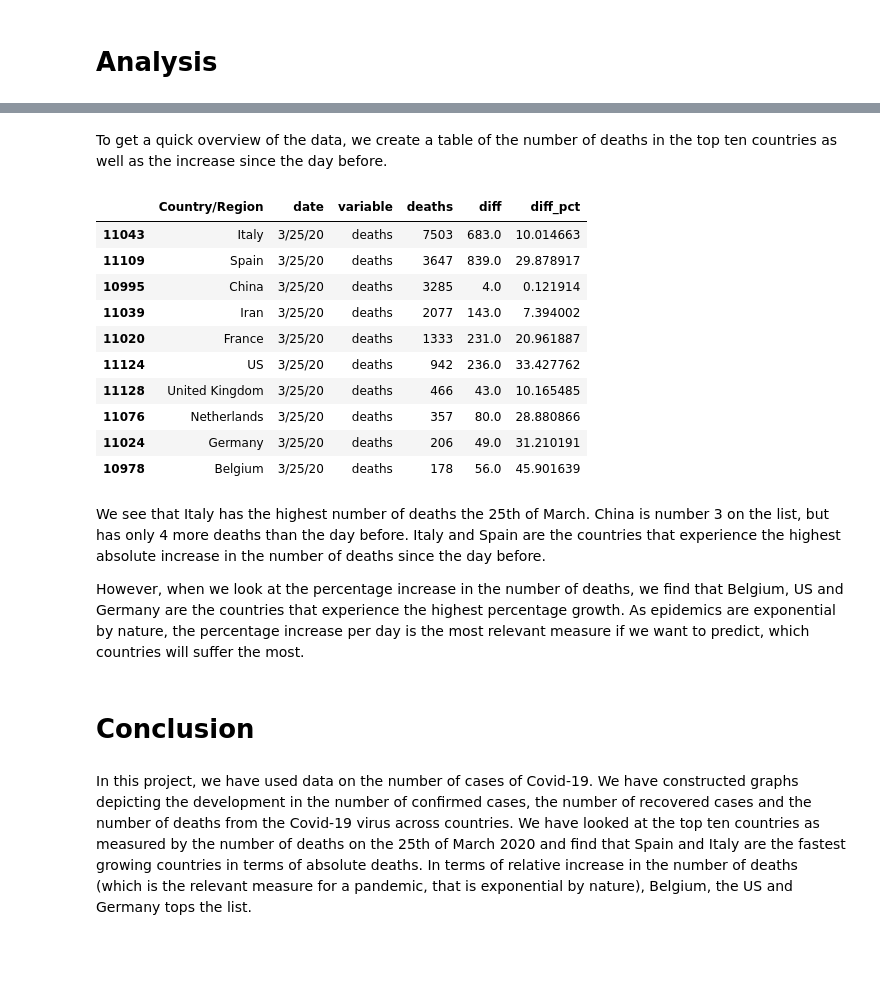
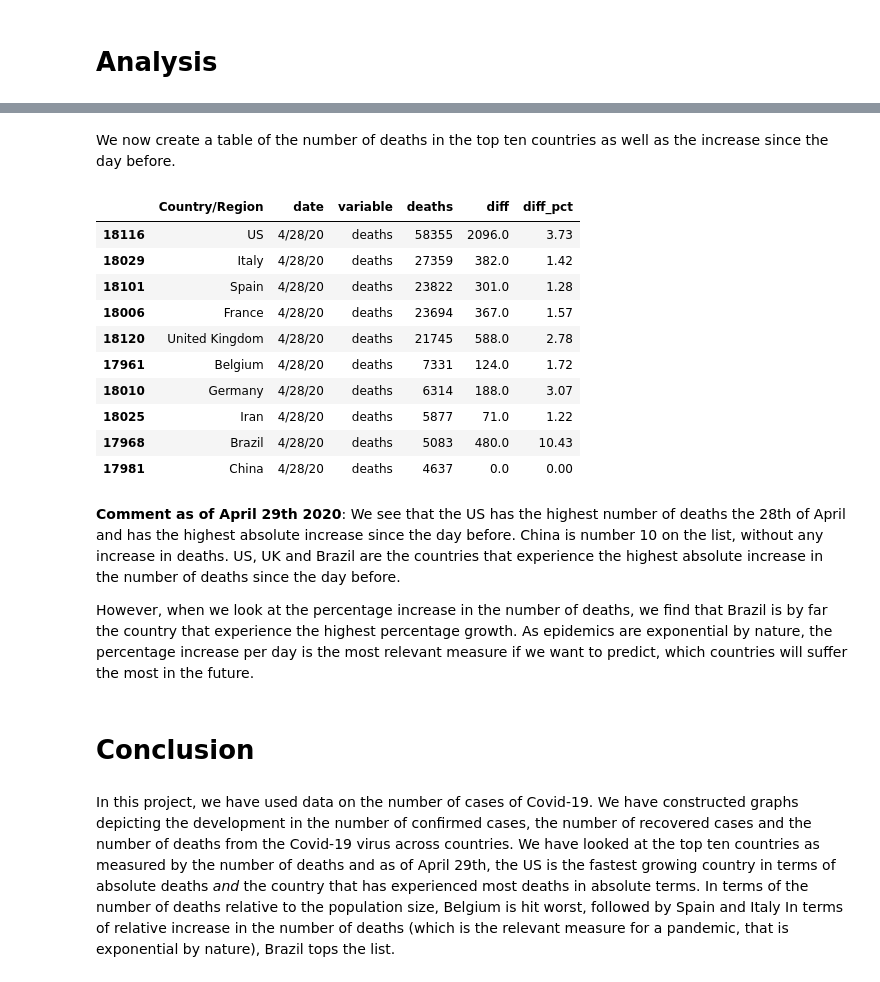
Before and after one commit to NumEconCopenhagen/projects-2020-mathilde-mathilde, a Jupyter notebook: dataproject/dataproject.ipynb, the cells around one changed output, grey strips where cells are left out. Cells and saved outputs as stored; diff of their text form; code cells hidden in the pictures; blank space fills up the shorter version.

```diff
--- a/dataproject/dataproject.ipynb
+++ b/dataproject/dataproject.ipynb
@@ -30,8 +56,8 @@ We collect data from the "2019 Novel Coronavirus COVID-19 (2019-nCoV) Data Repos
 # %%
-# a. load data
-df_confirmed = pd.read_csv("time_series_covid19_confirmed_global.csv")
-df_deaths = pd.read_csv("time_series_covid19_deaths_global.csv")
-df_recovered = pd.read_csv("time_series_covid19_recovered_global.csv")
+# a. load Covid-19 data
+df_confirmed = pd.read_csv('https://raw.githubusercontent.com/CSSEGISandData/COVID-19/master/csse_covid_19_data/csse_covid_19_time_series/time_series_covid19_confirmed_global.csv')
+df_deaths = pd.read_csv('https://raw.githubusercontent.com/CSSEGISandData/COVID-19/master/csse_covid_19_data/csse_covid_19_time_series/time_series_covid19_deaths_global.csv')
+df_recovered = pd.read_csv('https://raw.githubusercontent.com/CSSEGISandData/COVID-19/master/csse_covid_19_data/csse_covid_19_time_series/time_series_covid19_recovered_global.csv')
 
 # b. drop irrelevant columns
 dfs = [df_confirmed, df_deaths, df_recovered]
@@ -133,32 +246,33 @@ We can also see that China measures the number of recoveries to a higher degree
 # %% [markdown]
-To get a quick overview of the data, we create a table of the number of deaths in the top ten countries as well as the increase since the day before.
+We now create a table of the number of deaths in the top ten countries as well as the increase since the day before.
 # %%
 # a. We create a new dataframe, where we sort by date
 # and calculate absolute and relative changes since the day before
 df_long = deaths_long.sort_values(by = ['Country/Region', 'date'])
 df_long['diff'] = df_long.groupby('Country/Region')['deaths'].diff()
 df_long['diff_pct'] = df_long.groupby('Country/Region')['deaths'].apply(pd.Series.pct_change)*100
+df_long = df_long.round(2)
 
 # b. We find the total deaths as the number of deaths at the latest date
 table = df_long.loc[df_long['date']==df_deaths.columns[-1]]
 table.sort_values(by = 'deaths', ascending=False).head(10)
 # %% [output]
 |  | Country/Region | date | variable | deaths | diff | diff_pct |
-| 11043 | Italy | 3/25/20 | deaths | 7503 | 683.0 | 10.014663 |
-| 11109 | Spain | 3/25/20 | deaths | 3647 | 839.0 | 29.878917 |
-| 10995 | China | 3/25/20 | deaths | 3285 | 4.0 | 0.121914 |
-| 11039 | Iran | 3/25/20 | deaths | 2077 | 143.0 | 7.394002 |
-| 11020 | France | 3/25/20 | deaths | 1333 | 231.0 | 20.961887 |
-| 11124 | US | 3/25/20 | deaths | 942 | 236.0 | 33.427762 |
-| 11128 | United Kingdom | 3/25/20 | deaths | 466 | 43.0 | 10.165485 |
-| 11076 | Netherlands | 3/25/20 | deaths | 357 | 80.0 | 28.880866 |
-| 11024 | Germany | 3/25/20 | deaths | 206 | 49.0 | 31.210191 |
-| 10978 | Belgium | 3/25/20 | deaths | 178 | 56.0 | 45.901639 |
+| 18116 | US | 4/28/20 | deaths | 58355 | 2096.0 | 3.73 |
+| 18029 | Italy | 4/28/20 | deaths | 27359 | 382.0 | 1.42 |
+| 18101 | Spain | 4/28/20 | deaths | 23822 | 301.0 | 1.28 |
+| 18006 | France | 4/28/20 | deaths | 23694 | 367.0 | 1.57 |
+| 18120 | United Kingdom | 4/28/20 | deaths | 21745 | 588.0 | 2.78 |
+| 17961 | Belgium | 4/28/20 | deaths | 7331 | 124.0 | 1.72 |
+| 18010 | Germany | 4/28/20 | deaths | 6314 | 188.0 | 3.07 |
+| 18025 | Iran | 4/28/20 | deaths | 5877 | 71.0 | 1.22 |
+| 17968 | Brazil | 4/28/20 | deaths | 5083 | 480.0 | 10.43 |
+| 17981 | China | 4/28/20 | deaths | 4637 | 0.0 | 0.00 |
 # %% [markdown]
-We see that Italy has the highest number of deaths the 25th of March. China is number 3 on the list, but has only 4 more deaths than the day before. Italy and Spain are the countries that experience the highest absolute increase in the number of deaths since the day before.
+**Comment as of April 29th 2020**: We see that the US has the highest number of deaths the 28th of April and has the highest absolute increase since the day before. China is number 10 on the list, without any increase in deaths. US, UK and Brazil are the countries that experience the highest absolute increase in the number of deaths since the day before.
 
-However, when we look at the percentage increase in the number of deaths, we find that Belgium, US and Germany are the countries that experience the highest percentage growth. As epidemics are exponential by nature, the percentage increase per day is the most relevant measure if we want to predict, which  countries will suffer the most.
+However, when we look at the percentage increase in the number of deaths, we find that Brazil is by far the country that experience the highest percentage growth. As epidemics are exponential by nature, the percentage increase per day is the most relevant measure if we want to predict, which  countries will suffer the most in the future.
 # %% [markdown]
 # Conclusion
 # %% [markdown]
-In this project, we have used data on the number of cases of Covid-19. We have constructed graphs depicting the development in the number of confirmed cases, the number of recovered cases and the number of deaths from the Covid-19 virus across countries. We have looked at the top ten countries as measured by the number of deaths on the 25th of March 2020 and find that Spain and Italy are the fastest growing countries in terms of absolute deaths. In terms of relative increase in the number of deaths (which is the relevant measure for a pandemic, that is exponential by nature), Belgium, the US and Germany tops the list.
+In this project, we have used data on the number of cases of Covid-19. We have constructed graphs depicting the development in the number of confirmed cases, the number of recovered cases and the number of deaths from the Covid-19 virus across countries. We have looked at the top ten countries as measured by the number of deaths and as of April 29th, the US is the fastest growing country in terms of absolute deaths *and* the country that has experienced most deaths in absolute terms. In terms of the number of deaths relative to the population size, Belgium is hit worst, followed by Spain and Italy In terms of relative increase in the number of deaths (which is the relevant measure for a pandemic, that is exponential by nature), Brazil tops the list.
```
Also changed, not shown: parts of 26 cells of this notebook, 8 other files.
